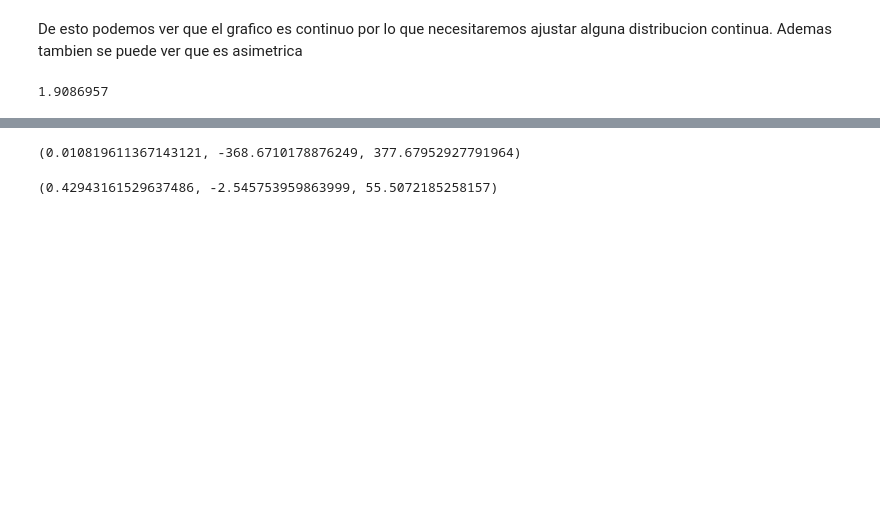
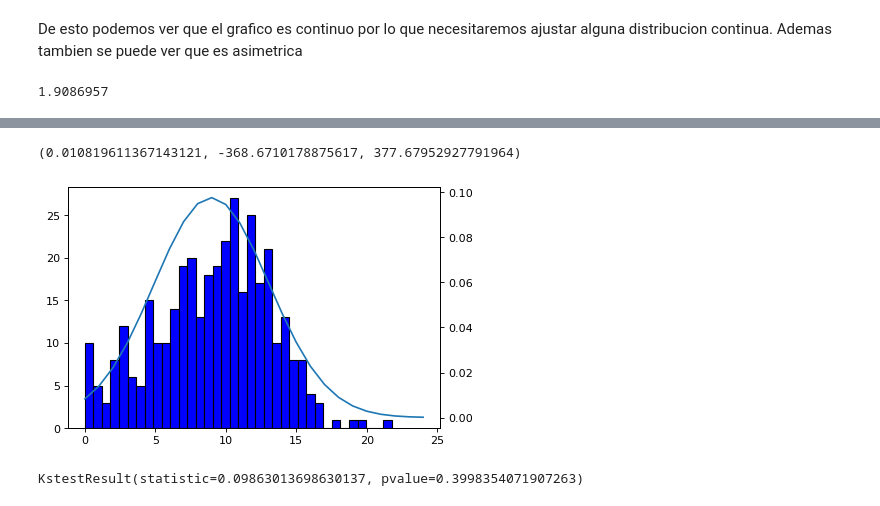
Before and after one commit to Spun1/INFO-274, a Jupyter notebook: lab3/Laboratorio3_2020.ipynb, the cells around one changed output, grey strips where cells are left out. Saved outputs shown, nothing was run; the diff lists cells and outputs as text; code cells hidden in the pictures; blank space fills up the shorter version.

Commit message:
datos por estaciones

```diff
--- a/lab3/Laboratorio3_2020.ipynb
+++ b/lab3/Laboratorio3_2020.ipynb
@@ -624,11 +624,28 @@ ax.hist(datos1_temp, color = 'blue', edgecolor = 'black',
 for i in range(0, len(datos1_temp)):
     if np.isnan(datos1_temp[i]):
         datos1_temp[i] = 0
-# %%
-scipy.stats.lognorm.fit(datos1_temp)
-# %% [output]
-(0.010819611367143121, -368.6710178876249, 377.67952927791964)
-# %%
-scipy.stats.lognorm.fit(datos1_unit)
-# %% [output]
-(0.42943161529637486, -2.545753959863999, 55.5072185258157)
+# %%
+## ajuste de distribución LogNormal considerando Estimadores de MV
+fig, ax = plt.subplots(1, 1,figsize=(6, 4), dpi=80)
+
+ax.hist(datos1_temp, color = 'blue', edgecolor = 'black',
+         bins = int(180/5))
+ax2 = ax.twinx()
+args_temp = scipy.stats.lognorm.fit(datos1_temp)
+print(args)
+vec = list(range(25))
+
+pvec = []
+for i in vec:
+    pvec.append(scipy.stats.lognorm.pdf(x=i,s=args_temp[0],scale=args_temp[2],loc=args_temp[1]))
+ax2.plot(vec,pvec)
+plt.draw()
+# %% [output]
+(0.010819611367143121, -368.6710178875617, 377.67952927791964)
+[figure, added]
+# %%
+datos2_temp = scipy.stats.lognorm.rvs(*args_temp,size=100)
+
+scipy.stats.kstest(datos1_temp, datos2_temp)
+# %% [output]
+KstestResult(statistic=0.09863013698630137, pvalue=0.3998354071907263)
```
Also changed, not shown: parts of 36 cells of this notebook.
